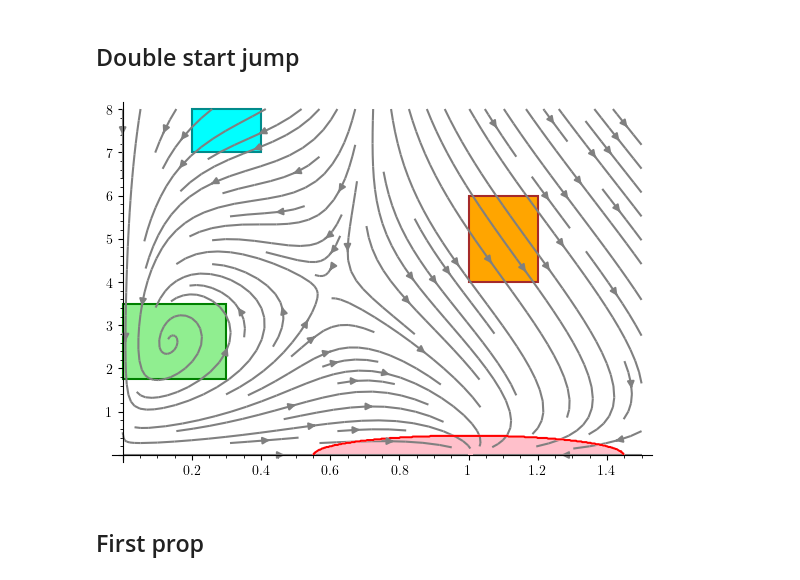
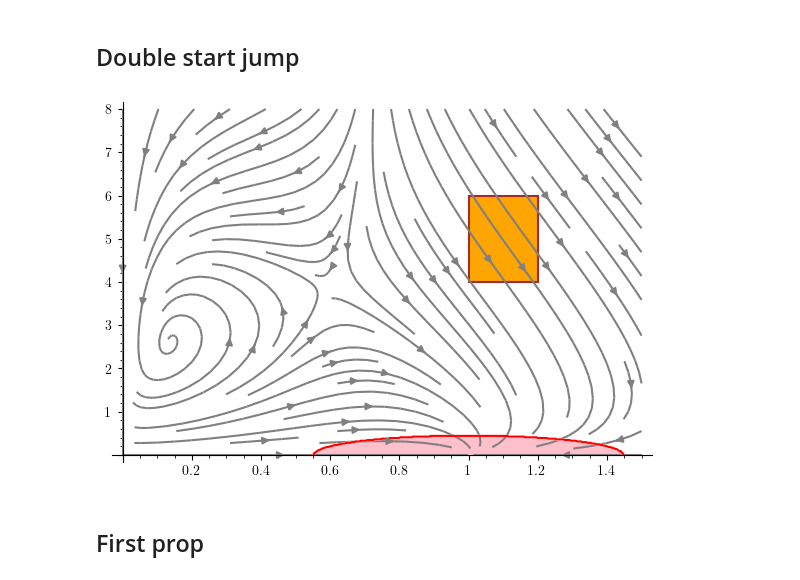
Before and after one commit to twright/Logic-of-Behaviour-in-Uncertain-Contexts, a Jupyter notebook: notebooks/Whelks and Lobsters/Chapter 6 Iterated Masking Examples.ipynb, the cells around one changed output. Drawn from its saved outputs; the diff is of its cells as text; code cells hidden in the pictures.

```diff
--- a/notebooks/Whelks and Lobsters/Chapter 6 Iterated Masking Examples.ipynb
+++ b/notebooks/Whelks and Lobsters/Chapter 6 Iterated Masking Examples.ipynb
@@ -99,13 +99,13 @@ Q = (  Atomic(var("Whelk") < Qbox[0].upper())
 # %%
 p1 = p
 p1 += plot_box(v2, color='orange', edgecolor='brown', thickness=1.5)
-p1 += plot_box(Qbox, color='lightgreen', edgecolor='green', thickness=1.5)
-p1 += plot_box(v4, color='cyan', edgecolor='darkcyan', thickness=1.5)
+#p1 += plot_box(Qbox, color='lightgreen', edgecolor='green', thickness=1.5)
+#p1 += plot_box(v4, color='cyan', edgecolor='darkcyan', thickness=1.5)
 p1.set_aspect_ratio(1/8)
 p1.save("whelks-phase-portrait.pdf")
 p1
 # %% [output]
-[figure, old version]
+[figure, new version]
 # %% [markdown]
 ## First prop
 # %%
```
Also changed, not shown: parts of 35 cells of this notebook, 48 other files.
